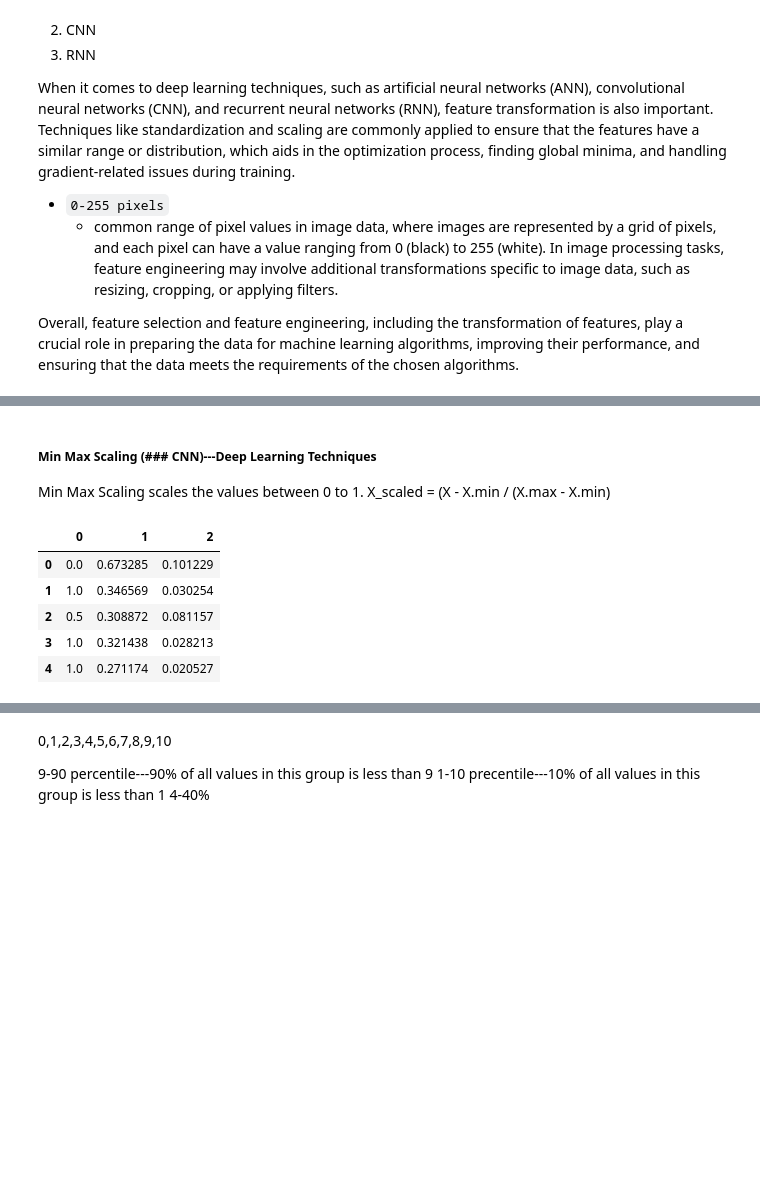
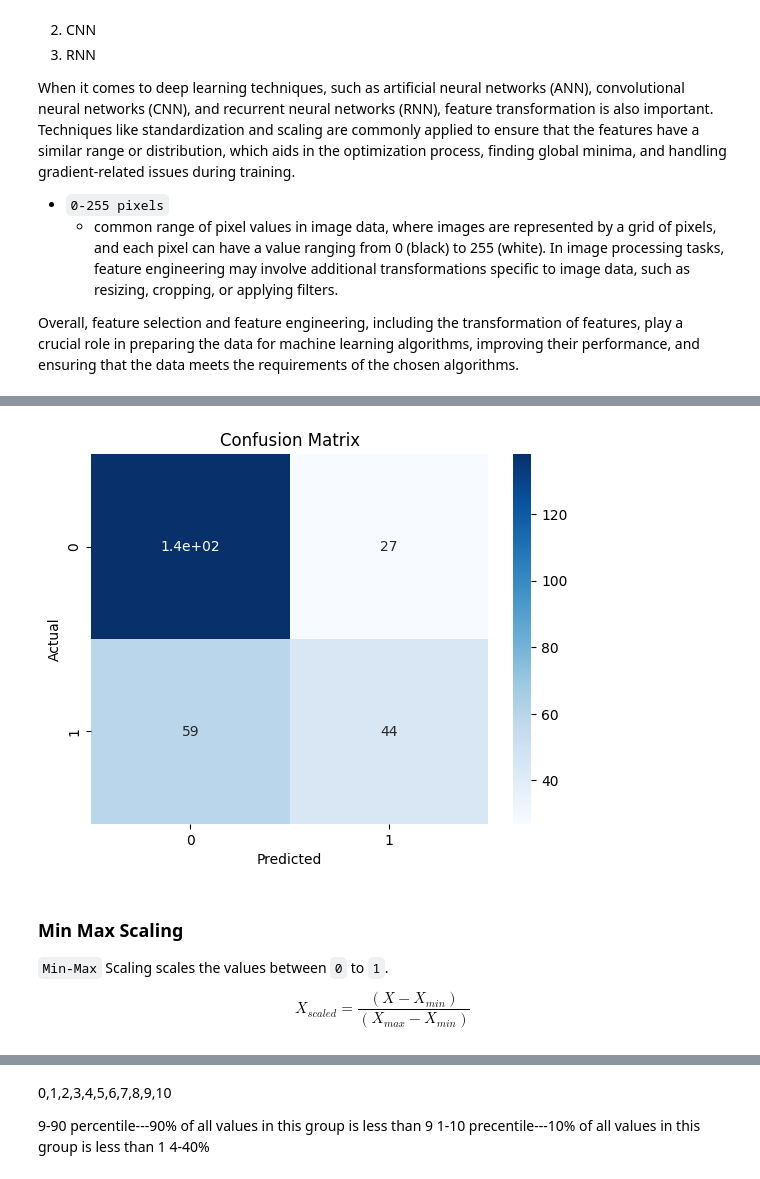
Before and after one commit to mohd-faizy/feature-engineering-hacks, a Jupyter notebook: 00_Feature_Transformation.ipynb, the cells around one changed output, grey strips where cells are left out. Drawn from its saved outputs; the diff is of its cells as text; code cells hidden in the pictures; blank space fills up the shorter version.

```diff
--- a/00_Feature_Transformation.ipynb
+++ b/00_Feature_Transformation.ipynb
@@ -48,5 +61,2 @@ z=(x-x_mean)/std
 # %%
-import pandas as pd
-
-df = pd.read_csv("https://github.com/mohd-faizy/feature-engineering-hacks/blob/main/_dataset/titanic.csv", usecols=['Pclass', 'Age', 'Fare', 'Survived'])
-df.head()
+dataset_url = "https://raw.githubusercontent.com/mohd-faizy/feature-engineering-hacks/main/_dataset/titanic.csv"
@@ -247,4 +143,17 @@ plt.hist(df['Fare'],bins=20)
+# %%
+import seaborn as sns
+
+# Plot confusion matrix heatmap
+sns.heatmap(confusion_mat, annot=True, cmap='Blues')
+plt.xlabel('Predicted')
+plt.ylabel('Actual')
+plt.title('Confusion Matrix')
+plt.show()
+# %% [output]
+[figure, added]
 # %% [markdown]
-##### Min Max Scaling  (### CNN)---Deep Learning Techniques
-Min Max Scaling scales the values between 0 to 1.
-X_scaled = (X - X.min / (X.max - X.min)
+### Min Max Scaling
+
+`Min-Max` Scaling scales the values between `0` to `1`.
+
+$$X_{scaled} = \frac{(X - X_{min})}{(X_{max} - X_{min})}$$
@@ -254,12 +159,0 @@ X_train, X_test, y_train, y_test = train_test_split(X, y, test_size=0.33, random
-# %%
-from sklearn.preprocessing import MinMaxScaler
-min_max=MinMaxScaler()
-df_minmax=pd.DataFrame(min_max.fit_transform(X_train))
-df_minmax.head()
-# %% [output]
-|  | 0 | 1 | 2 |
-| 0 | 0.0 | 0.673285 | 0.101229 |
-| 1 | 1.0 | 0.346569 | 0.030254 |
-| 2 | 0.5 | 0.308872 | 0.081157 |
-| 3 | 1.0 | 0.321438 | 0.028213 |
-| 4 | 1.0 | 0.271174 | 0.020527 |
```
Also changed, not shown: parts of 67 cells of this notebook.
